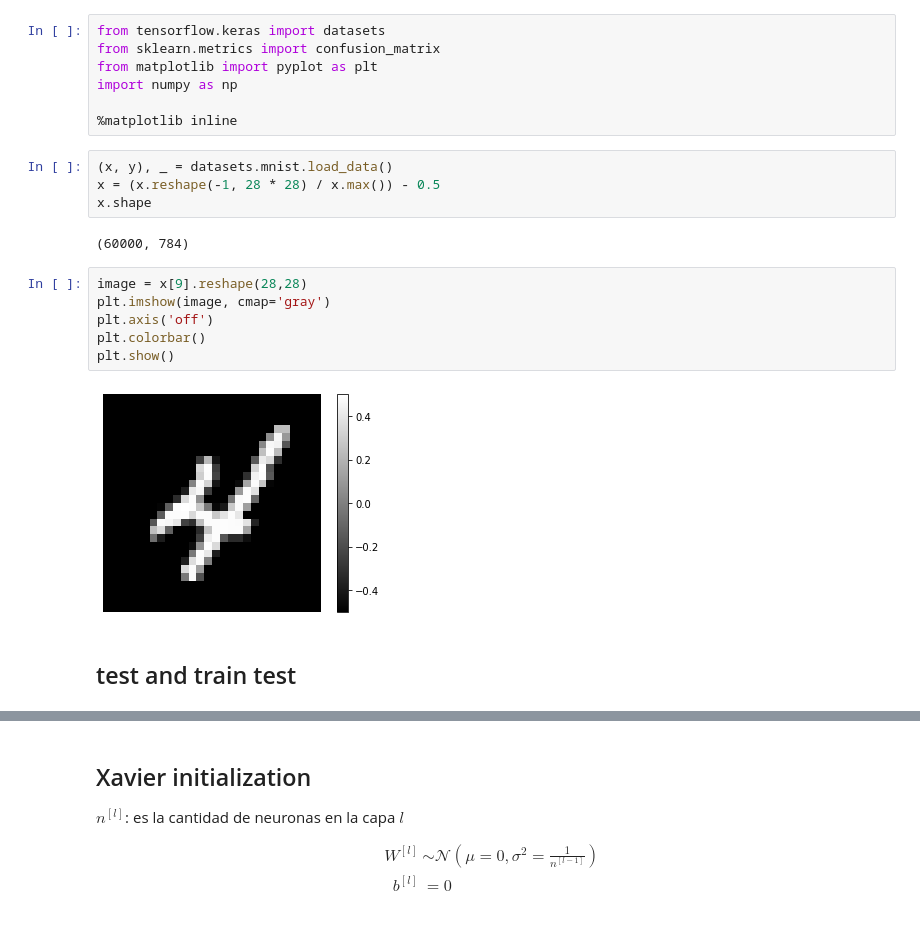
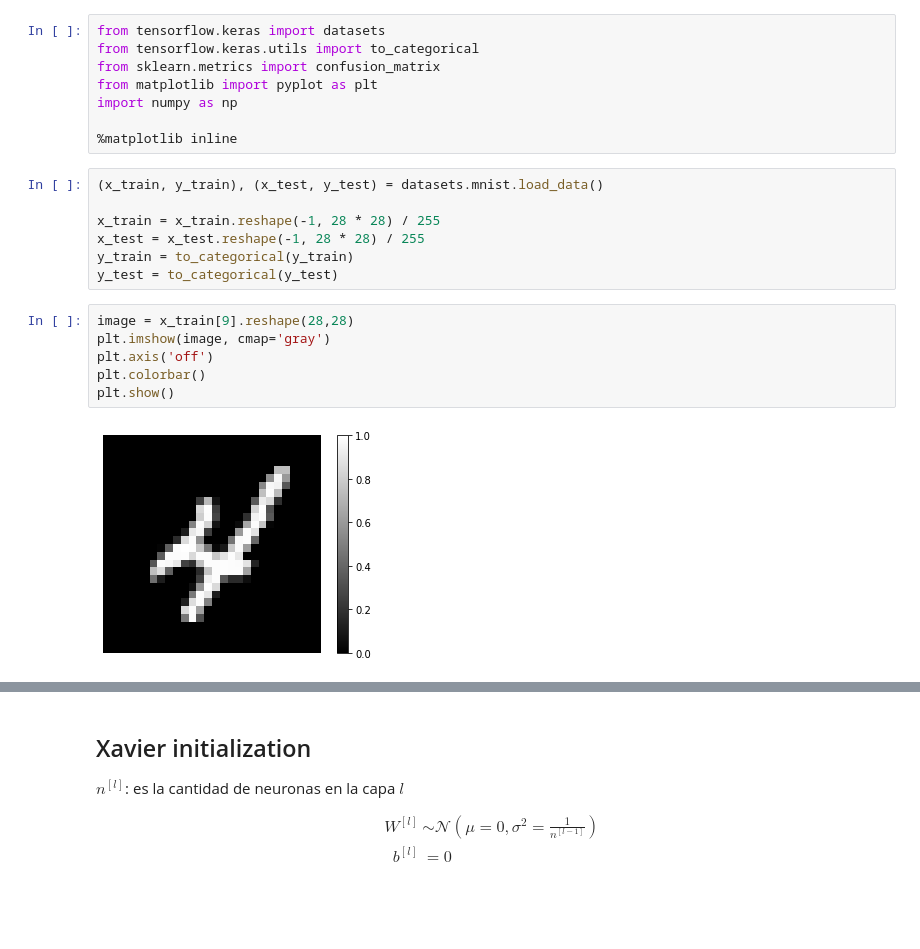
Before and after one commit to juan19932carlos/Notebooks, a Jupyter notebook: ML Coursera/neuralNetworkMINST.ipynb, the cells around one changed output, grey strips where cells are left out. Cells and saved outputs as stored; diff of their text form.

```diff
--- a/ML Coursera/neuralNetworkMINST.ipynb
+++ b/ML Coursera/neuralNetworkMINST.ipynb
@@ -1,23 +1,23 @@
 # %%
 from tensorflow.keras import datasets
+from tensorflow.keras.utils import to_categorical
 from sklearn.metrics import confusion_matrix
 from matplotlib import pyplot as plt
 import numpy as np
 
 %matplotlib inline
-# %%
-(x, y), _ = datasets.mnist.load_data()
-x = (x.reshape(-1, 28 * 28) / x.max()) - 0.5
-x.shape
-# %% [output]
-(60000, 784)
+# %%
+(x_train, y_train), (x_test, y_test) = datasets.mnist.load_data()
+
+x_train = x_train.reshape(-1, 28 * 28) / 255
+x_test = x_test.reshape(-1, 28 * 28) / 255
+y_train = to_categorical(y_train)
+y_test = to_categorical(y_test)
 # %%
-image = x[9].reshape(28,28)
+image = x_train[9].reshape(28,28)
 plt.imshow(image, cmap='gray')
 plt.axis('off')
 plt.colorbar()
 plt.show()
 # %% [output]
-[figure, old version]
+[figure, new version]
-# %% [markdown]
-## test and train test
```
Also changed, not shown: parts of 10 cells of this notebook.
